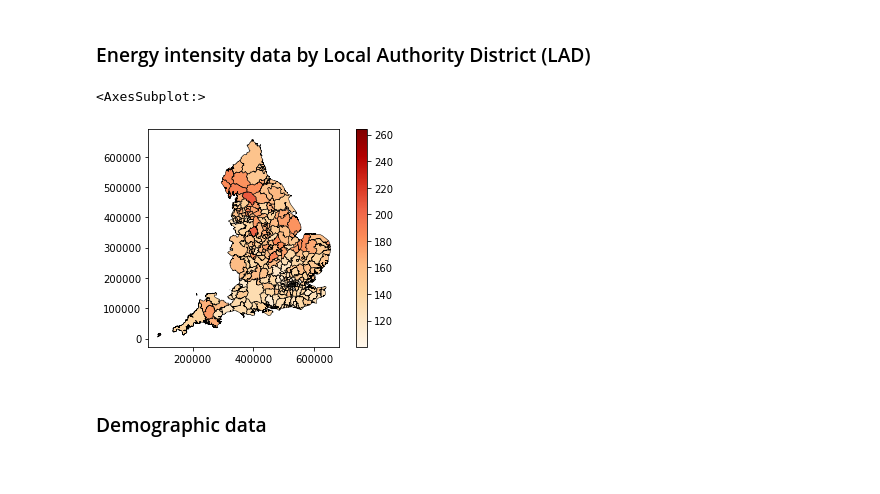
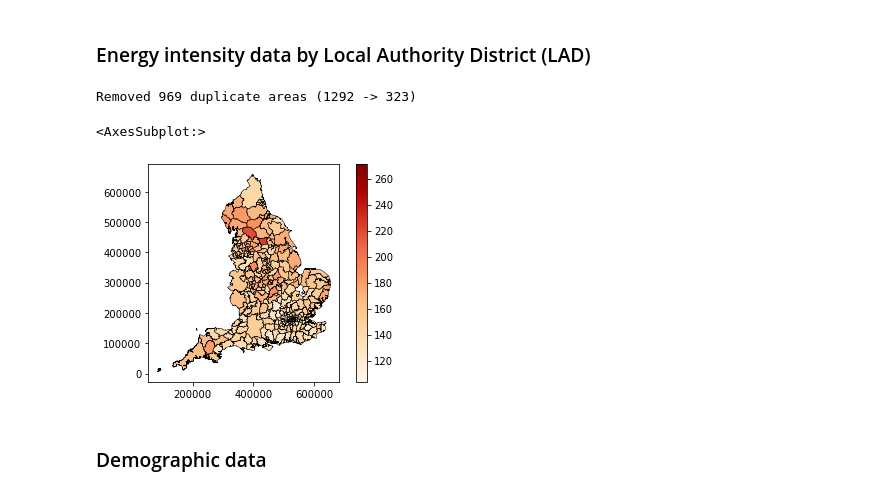
Before and after one commit to anetobradley/energy_flex, a Jupyter notebook: 02-EnergyModel/Energy_Intensity_Analysis/energy_intensity_analysis.ipynb, the cells around one changed output. Drawn from its saved outputs; the diff is of its cells as text; code cells hidden in the pictures.

```diff
--- a/02-EnergyModel/Energy_Intensity_Analysis/energy_intensity_analysis.ipynb
+++ b/02-EnergyModel/Energy_Intensity_Analysis/energy_intensity_analysis.ipynb
@@ -21,35 +21,46 @@ import contextily as cx
 # %%
 # Read data and make the index the LAD code (allows much easier joining to other data on LAD code)
 energy_intensity = gpd.read_file(
     os.path.join("..", "01_Base_Posterior_Sampling/", "Sample_outputs", "energy_intensity_by_lad_since_2000.geojson"))
 energy_intensity = energy_intensity.set_index("local_authority", drop=True)
 
 # Drop LSOAs that don't have energy intensity data.
 # Note that columns are currently strings, so need to find values with string 'NA',
 # not a proper np.nan value.
 energy_intensity = energy_intensity.loc[energy_intensity['energy_intensity_mean']!='NA']
 
+# Drop duplicates (not sure why they are here)
+count = len(energy_intensity)
+energy_intensity = energy_intensity.drop_duplicates()
+print(f"Removed {count-len(energy_intensity)} duplicate areas ({count} -> {len(energy_intensity)})")
+
 # For some reason need to set the numeric columns to be floats
 for col in ['energy_intensity_1stQ', 'energy_intensity_mean',
-       'energy_intensity_median', 'energy_intensity_3rdQ',
-       'energy_intensity_sd', 'energy_intensity_national_mean',
-       'mean_annual_income', 'top_rated_wall_insulation', 'secondary_heating',
-       'social_rental', 'private_rental', 'standard_energy_tariff',
-       'imd_mean_score',
-       'imd_proportion_of_lsoas_in_most_deprived_decile_nationally']:
+            'energy_intensity_median', 'energy_intensity_3rdQ',
+            'energy_intensity_sd', 'energy_intensity_national_mean',
+            'mean_annual_income', 'top_rated_wall_insulation', 'secondary_heating',
+            'social_rental', 'private_rental', 'standard_energy_tariff',
+            'imd_mean_score',
+            'imd_proportion_of_lsoas_in_most_deprived_decile_nationally',
+            'heating_degree_days','income_before_housing']:
     # If there are NAs these need to be converted to a proper NA, not a string "NA",
     # otherwise astype() fails
     if (energy_intensity[col]=="NA").any():
         energy_intensity.loc[energy_intensity[col]=="NA", col] = np.nan
     energy_intensity[col] = energy_intensity[col].astype(float)
 
 # Make it British National Grid
 energy_intensity = energy_intensity.to_crs("EPSG:27700")
 
-energy_intensity.plot(column="energy_intensity_mean", cmap='OrRd', edgecolor='k', linewidth=0.5, legend=True)
+# Tidy up
+del count
+
+# Plot the energy intensity
+energy_intensity.plot(column="energy_intensity_mean", cmap='OrRd', edgecolor='k', linewidth=0.3, legend=True)
 # %% [output]
-<AxesSubplot:>
+Removed 969 duplicate areas (1292 -> 323)
+<AxesSubplot:>
-[figure, old version]
+[figure, new version]
 # %% [markdown]
 ### Demographic data
 # %% [markdown]
```
Also changed, not shown: parts of 9 cells of this notebook.
